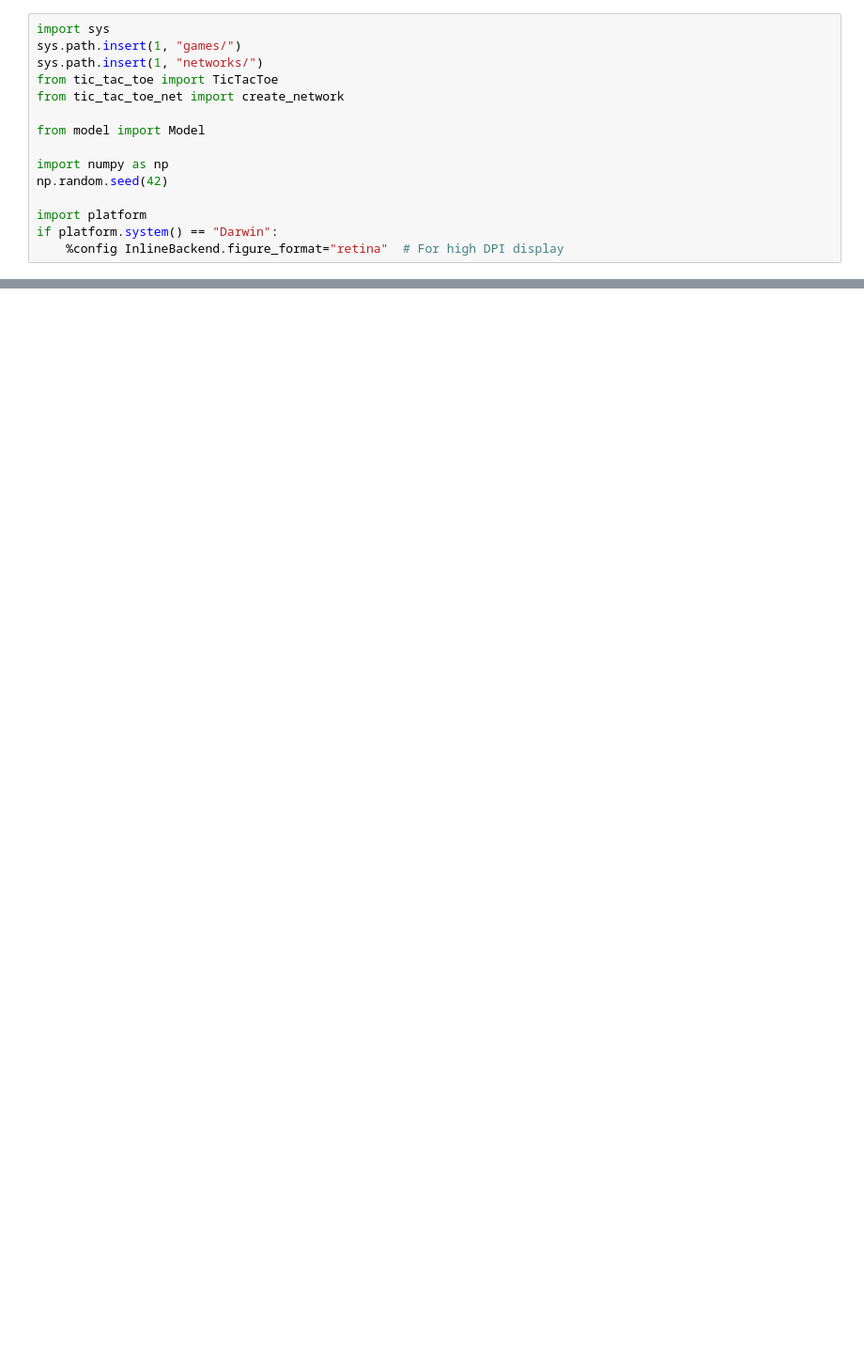
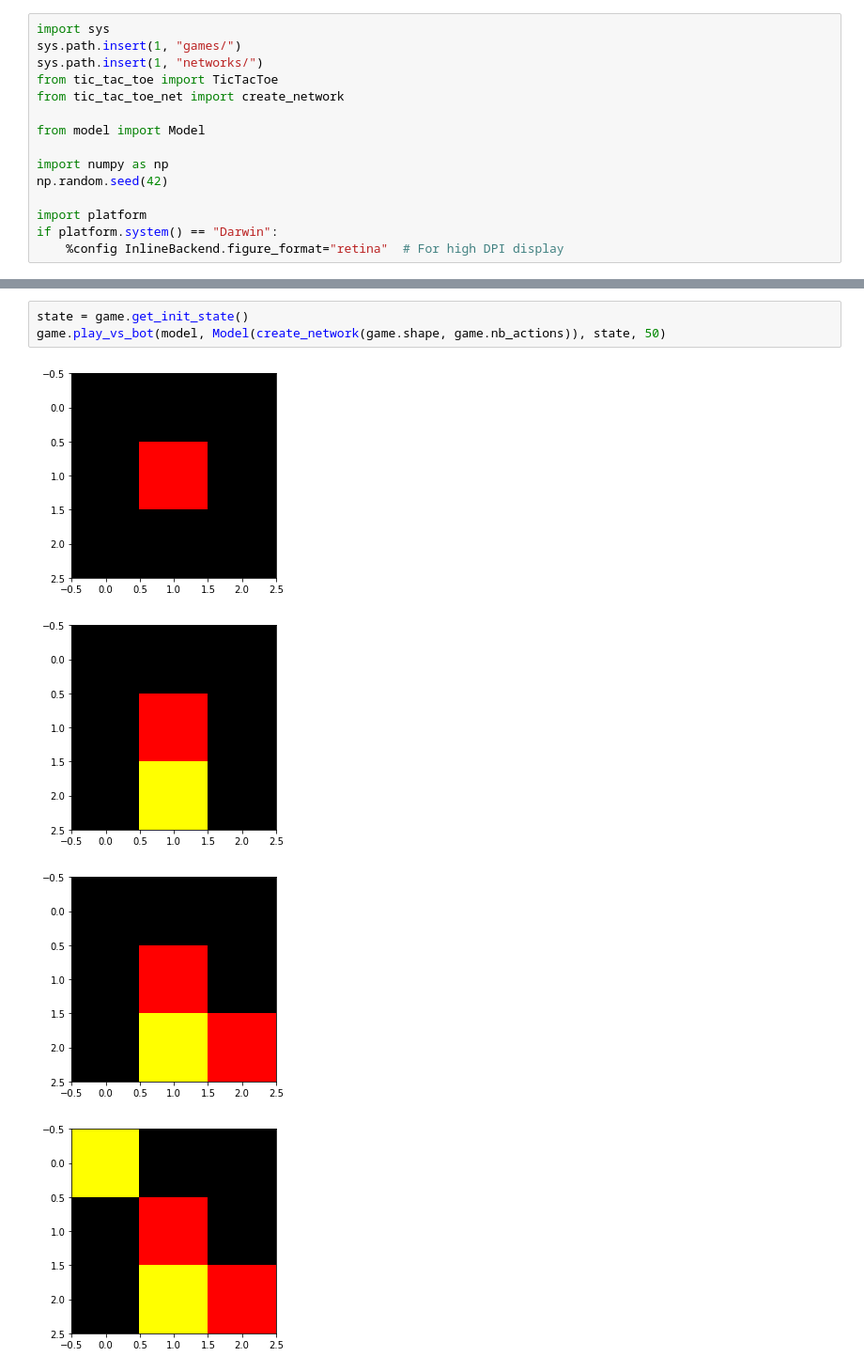
Before and after one commit to gaetanserre/Reinforcement-learning-algorithms, a Jupyter notebook: MCTS/results.ipynb, the cells around one changed output, grey strips where cells are left out. Shown: that part at 94% size. Cells and saved outputs as stored; diff of their text form; blank space fills up the shorter version.

```diff
--- a/MCTS/results.ipynb
+++ b/MCTS/results.ipynb
@@ -57,0 +58,8 @@ model.predict(state)
+# %%
+state = game.get_init_state()
+game.play_vs_bot(model, Model(create_network(game.shape, game.nb_actions)), state, 50)
+# %% [output]
+[figure, added]
+[figure, added]
+[figure, added]
+[figure, added]
```
Also changed, not shown: parts of 4 cells of this notebook, 1 other file.
